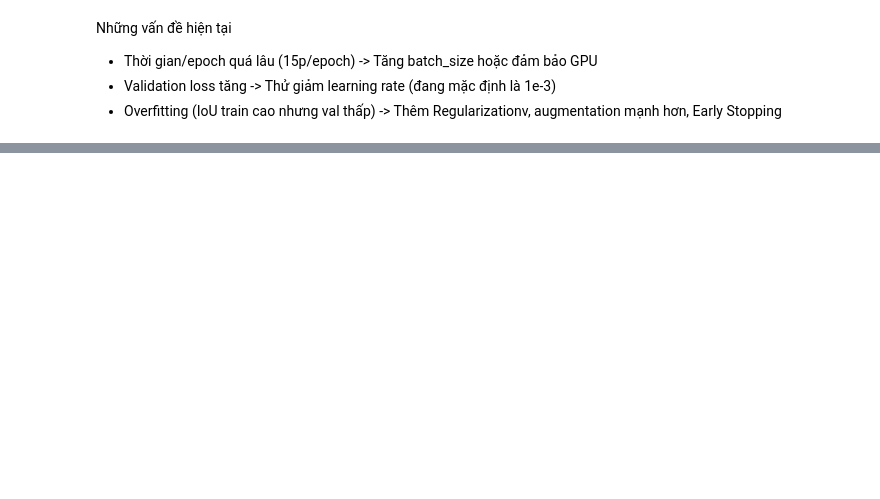
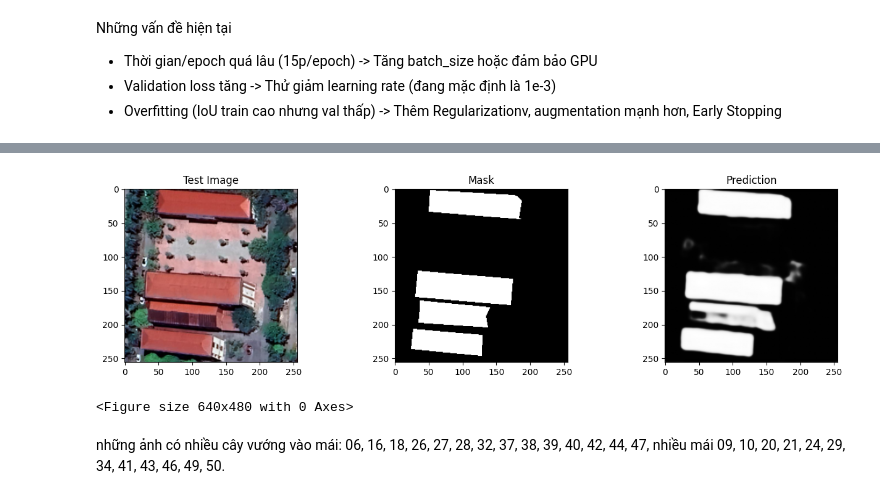
Before and after one commit to quangkhai5122/Dectection-Roof, a Jupyter notebook: Main.ipynb, the cells around one changed output, grey strips where cells are left out. Cells and saved outputs as stored; diff of their text form; code cells hidden in the pictures; blank space fills up the shorter version.

```diff
--- a/Main.ipynb
+++ b/Main.ipynb
@@ -270,0 +340,29 @@ plt.show()
+# %%
+#IOU
+y_pred=model.predict(X_test)
+y_pred_thresholded = y_pred > 0.5
+
+intersection = np.logical_and(y_test, y_pred_thresholded)
+union = np.logical_or(y_test, y_pred_thresholded)
+iou_score = np.sum(intersection) / np.sum(union)
+print("IoU socre is: ", iou_score)
+
+N = random.randint(0, len(X_test)-1)
+prediction = model.predict(np.expand_dims(X_test[N],0))
+
+
+plt.figure(figsize=(16, 8))
+plt.subplot(231)
+plt.title('Test Image')
+plt.imshow(X_test[N])
+plt.subplot(232)
+plt.title('Mask')
+plt.imshow(y_test[N], cmap='gray')
+plt.subplot(233)
+plt.title('Prediction')
+plt.imshow(prediction[0], cmap='gray')
+
+plt.show()
+
+plt.savefig("test.pdf")
+# %% [output]
@@ -270,0 +372,7 @@ plt.show()
+[figure, added]
+<Figure size 640x480 with 0 Axes>
+# %% [markdown]
+những ảnh có nhiều cây vướng vào mái:
+06, 16, 18, 26, 27, 28, 32, 37, 38, 39, 40, 42, 44, 47,
+nhiều mái
+09, 10, 20, 21, 24, 29, 34, 41, 43, 46, 49, 50.
```
Also changed, not shown: parts of 14 cells of this notebook.
